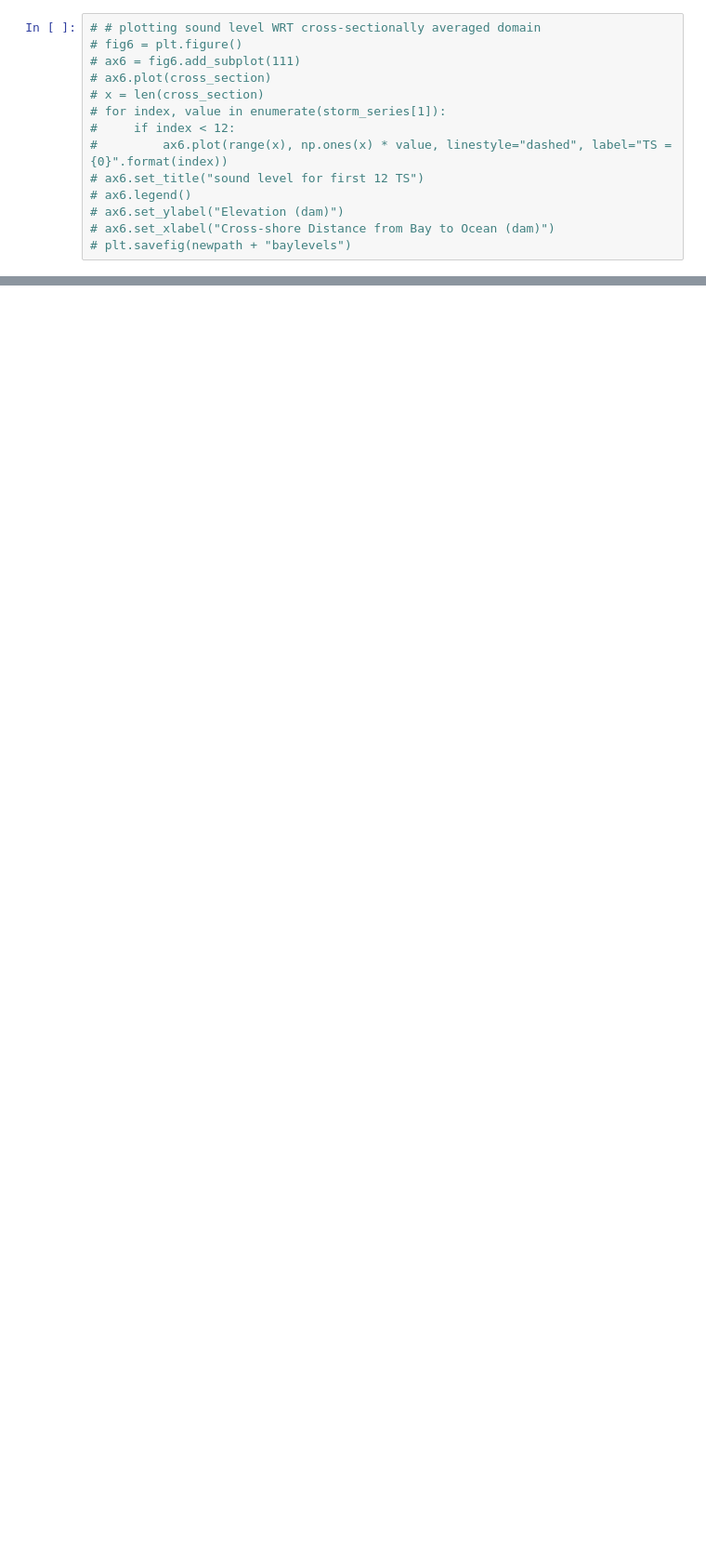
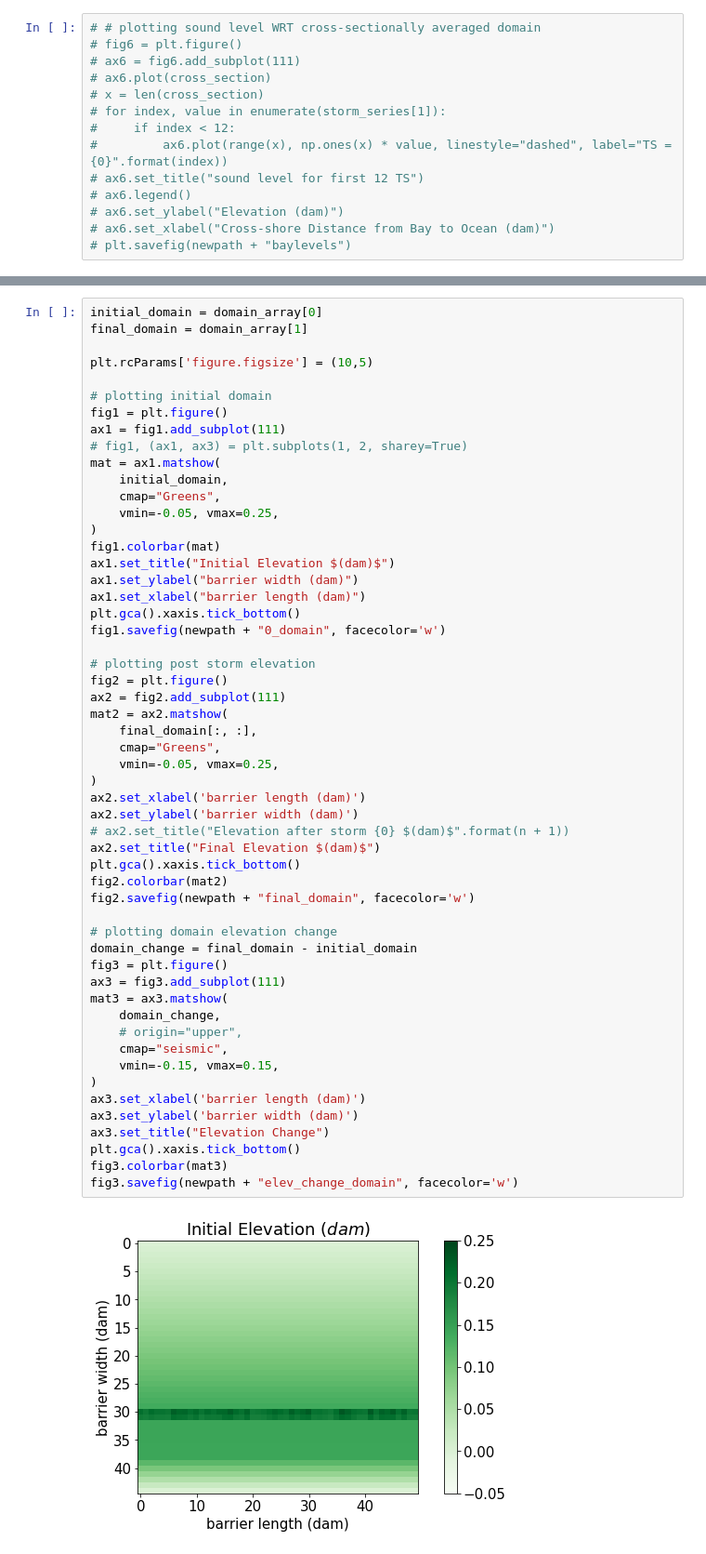
Before and after one commit to UNC-CECL/Barrier3D, a Jupyter notebook: notebooks/running_Outwasher.ipynb, the cells around one changed output, grey strips where cells are left out. Shown at 93% size. Saved outputs shown, nothing was run; the diff lists cells and outputs as text; blank space fills up the shorter version.

```diff
--- a/notebooks/running_Outwasher.ipynb
+++ b/notebooks/running_Outwasher.ipynb
@@ -211,0 +425,56 @@ plot_SedInAnimation(sedin, dir, TMAX)
+# %%
+initial_domain = domain_array[0]
+final_domain = domain_array[1]
+
+plt.rcParams['figure.figsize'] = (10,5)
+
+# plotting initial domain
+fig1 = plt.figure()
+ax1 = fig1.add_subplot(111)
+# fig1, (ax1, ax3) = plt.subplots(1, 2, sharey=True)
+mat = ax1.matshow(
+    initial_domain,
+    cmap="Greens",
+    vmin=-0.05, vmax=0.25,
+)
+fig1.colorbar(mat)
+ax1.set_title("Initial Elevation $(dam)$")
+ax1.set_ylabel("barrier width (dam)")
+ax1.set_xlabel("barrier length (dam)")
+plt.gca().xaxis.tick_bottom()
+fig1.savefig(newpath + "0_domain", facecolor='w')
+
+# plotting post storm elevation
+fig2 = plt.figure()
+ax2 = fig2.add_subplot(111)
+mat2 = ax2.matshow(
+    final_domain[:, :],
+    cmap="Greens",
+    vmin=-0.05, vmax=0.25,
+)
+ax2.set_xlabel('barrier length (dam)')
+ax2.set_ylabel('barrier width (dam)')
+# ax2.set_title("Elevation after storm {0} $(dam)$".format(n + 1))
+ax2.set_title("Final Elevation $(dam)$")
+plt.gca().xaxis.tick_bottom()
+fig2.colorbar(mat2)
+fig2.savefig(newpath + "final_domain", facecolor='w')
+
+# plotting domain elevation change
+domain_change = final_domain - initial_domain
+fig3 = plt.figure()
+ax3 = fig3.add_subplot(111)
+mat3 = ax3.matshow(
+    domain_change,
+    # origin="upper",
+    cmap="seismic",
+    vmin=-0.15, vmax=0.15,
+)
+ax3.set_xlabel('barrier length (dam)')
+ax3.set_ylabel('barrier width (dam)')
+ax3.set_title("Elevation Change")
+plt.gca().xaxis.tick_bottom()
+fig3.colorbar(mat3)
+fig3.savefig(newpath + "elev_change_domain", facecolor='w')
+# %% [output]
+[figure, added]
```
Also changed, not shown: parts of 20 cells of this notebook.
